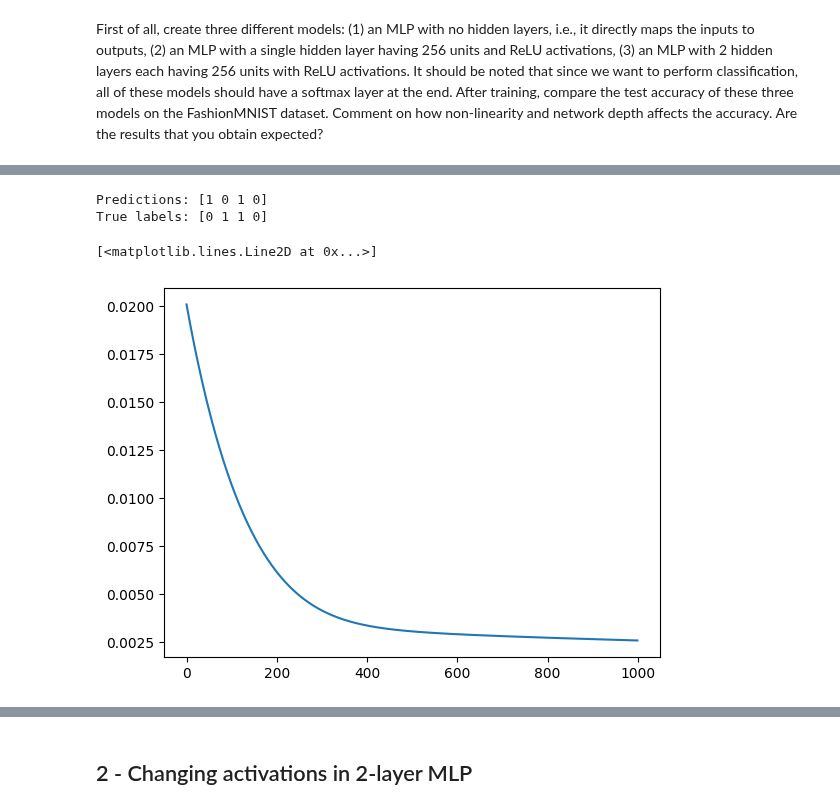
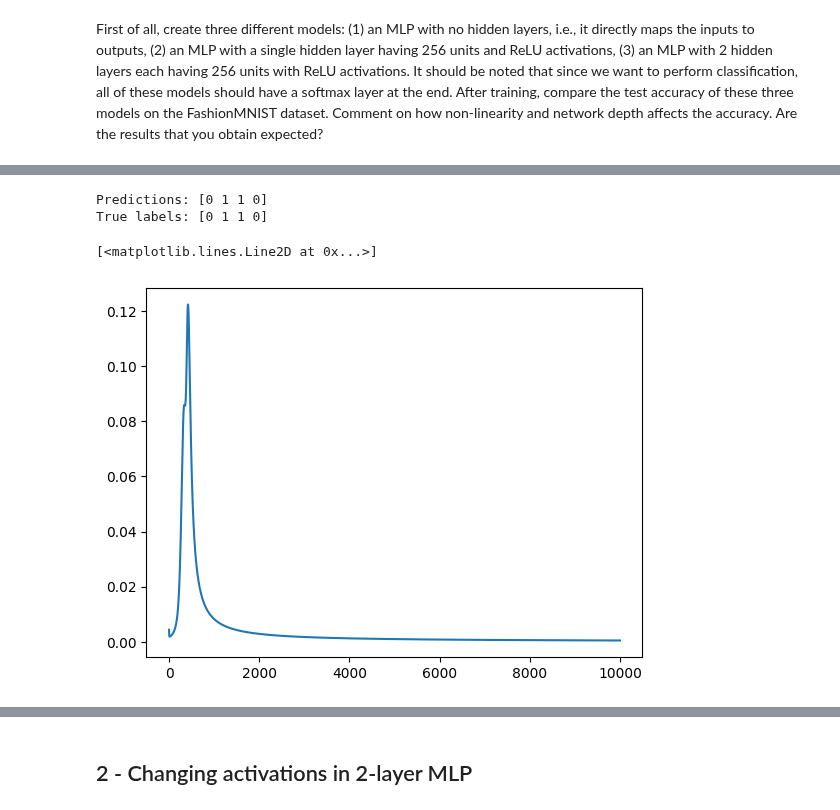
Before and after one commit to audrey352/COMP551, a Jupyter notebook: Assignment3/A3_notebook.ipynb, the cells around one changed output, grey strips where cells are left out. Cells and saved outputs as stored; diff of their text form; code cells hidden in the pictures.

```diff
--- a/Assignment3/A3_notebook.ipynb
+++ b/Assignment3/A3_notebook.ipynb
@@ -117,9 +116,9 @@ def gradient(x, # N x D
     # yh = softmax(W h(V1X)) with h = ReLU
     elif L==1:
         try:
-            v1, c1, w, b = params
+            w, b, v1, c1 = params
         except ValueError:
-            raise ValueError("Expected 4 parameters for L=1: v1, c1, w, b")
+            raise ValueError("Expected 4 parameters for L=1: w, b, v1, c1")
         # assert v1 is not None, "v1 must be provided for L=1"
 
         # forward pass
@@ -138,15 +137,15 @@ def gradient(x, # N x D
         dc = np.mean(dz * dq, axis=0)
         db = np.mean(dy, axis=0)
 
-        return dv, dc, dw, db
+        return dw, db, dv, dc
 
     # -- 2 hidden layers --
     # yh = softmax(W h(V2 g(V1 X))) with g = h = {ReLU, tanh, or leaky ReLU}
     elif L==2:
         try:
-            v1, c1, v2, c2, w, b = params
+            w, b, v1, c1, v2, c2 = params
         except ValueError:
-            raise ValueError("Expected 6 parameters for L=2: v1, c1, v2, c2, w, b")
+            raise ValueError("Expected 6 parameters for L=2: w, b, v1, c1, v2, c2")
         # assert v1 is not None and v2 is not None and h is not None, "v1, v2, and h must be provided for L=2"
 
         # forward pass
@@ -173,7 +172,7 @@ def gradient(x, # N x D
         dc2 = np.mean(dz2 * dq2, axis=0)
         dc1 = np.mean(dz1 * dq1, axis=0)
 
-        return dv1, dc1, dv2, dc2, dw, db
+        return dw, db, dv1, dc1, dv2, dc2
 # %%
 class MLP:
     """
@@ -221,9 +220,9 @@ class MLP:
         if self.L == 0:
             params0 = [self.w, self.b]
         elif self.L == 1:
-            params0 = [self.v, self.c, self.w, self.b,]
+            params0 = [self.w, self.b, self.v, self.c]
         elif self.L == 2:
-            params0 = [self.v1, self.c1, self.v2, self.c2, self.w, self.b]
+            params0 = [self.w, self.b, self.v1, self.c1, self.v2, self.c2]
 
         # Define gradient function for optimizer
         gradient_fn = lambda x, y, p: gradient(x, y, p, h=self.h, L=self.L)
@@ -238,12 +237,12 @@ class MLP:
             w, b = self.params
             yh = softmax(np.dot(x, w) + b)  # N x C
         elif self.L == 1:
-            v, c, w, b = self.params
+            w, b, v, c = self.params
             q = np.dot(x, v) + c  # N x M
             z = self.h(q)  # N x M
             yh = softmax(np.dot(z, w) + b)  # N x C
         elif self.L == 2:
-            v1, c1, v2, c2, w, b = self.params
+            w, b, v1, c1, v2, c2 = self.params
             q1 = np.dot(x, v1) + c1  # N x M1
             z1 = self.h(q1)  # N x M1
             q2 = np.dot(z1, v2) + c2  # N x M2
@@ -266,7 +265,7 @@ class GradientDescent:
         This does GD for x and y (which are already a SINGLE BATCH of the data)
 
         gradient_fn: function that computes gradients
-        params: list of weight matrices, e.g., [v1, c1, v2, c2, w, b]
+        params: list of weight matrices, e.g., [w, b, v1, c1, v2, c2] for L=2
         """
 
         norms = np.array([np.inf])
@@ -464,36 +554,36 @@ import numpy as np
 
 # --- Toy dataset ---
 # 4 samples, 2 features
 X = np.array([
     [0, 0],
     [0, 1],
     [1, 0],
     [1, 1]
 ])
 
 # Binary labels (0 or 1)
 y = np.array([0, 1, 1, 0])  # e.g., XOR-ish pattern
 
 # One-hot encode labels
 C = 2
 Y = np.eye(C)[y]  # shape (4, 2)
 
 
 
 # --- Define simple MLP with 0 hidden layers ---
-model = MLP(L=1, M=16, D=2, C=2, h=tanh)
+model = MLP(L=1, M=2, D=2, C=2, h=tanh)
 # optimizer = GradientDescent(learning_rate=0.1, max_iters=100)  # small toy example
-optimizer = GradientDescent(learning_rate=0.01, epsilon=1e-4, max_iters=1000, record_grad=True)
+optimizer = GradientDescent(learning_rate=0.3, epsilon=1e-4, max_iters=1e4, record_grad=True)
 model.fit(X, Y, optimizer)  # fit on all data at once
 yhat = model.predict(X)
 print("Predictions:", np.argmax(yhat, axis=1))
 print("True labels:", y)
 
 plt.plot(optimizer.history_grad)
 # %% [output]
-Predictions: [1 0 1 0]
+Predictions: [0 1 1 0]
 True labels: [0 1 1 0]
 [<matplotlib.lines.Line2D at 0x...>]
-[figure, old version]
+[figure, new version]
 # %%
 # --- 1 Hidden Layer ---
```
Also changed, not shown: parts of 13 cells of this notebook.
